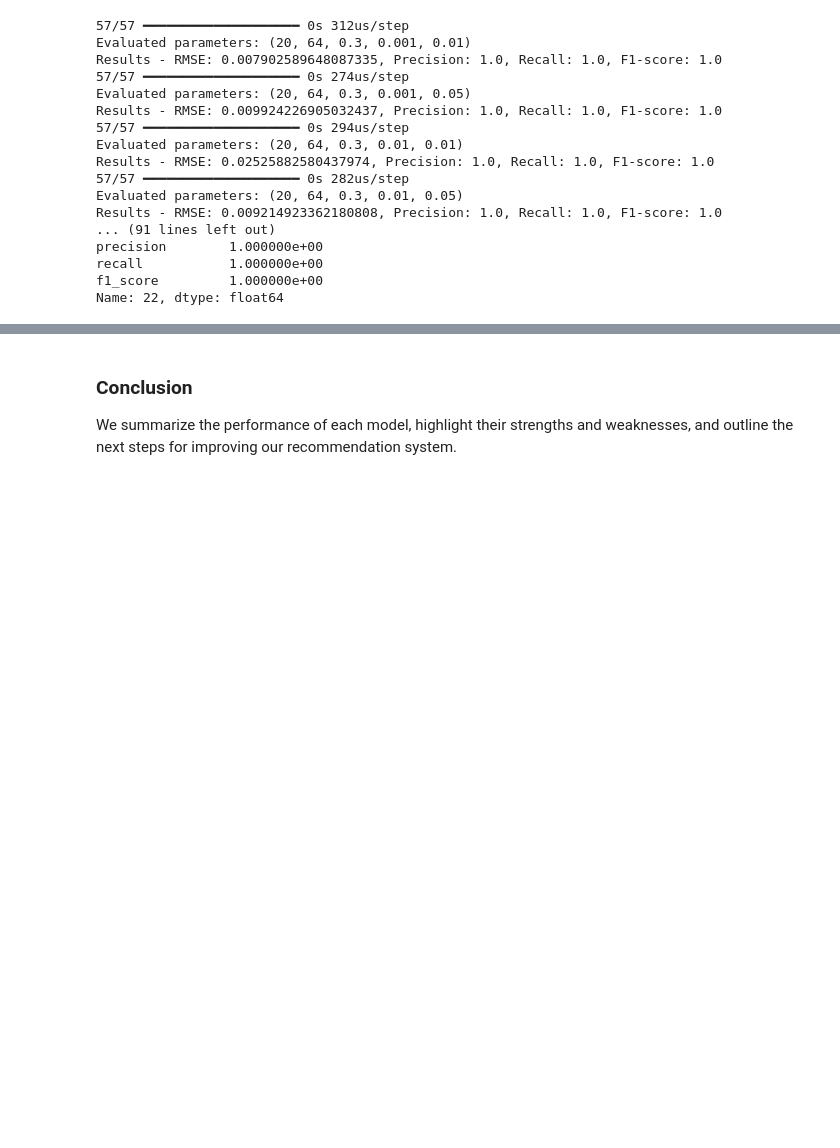
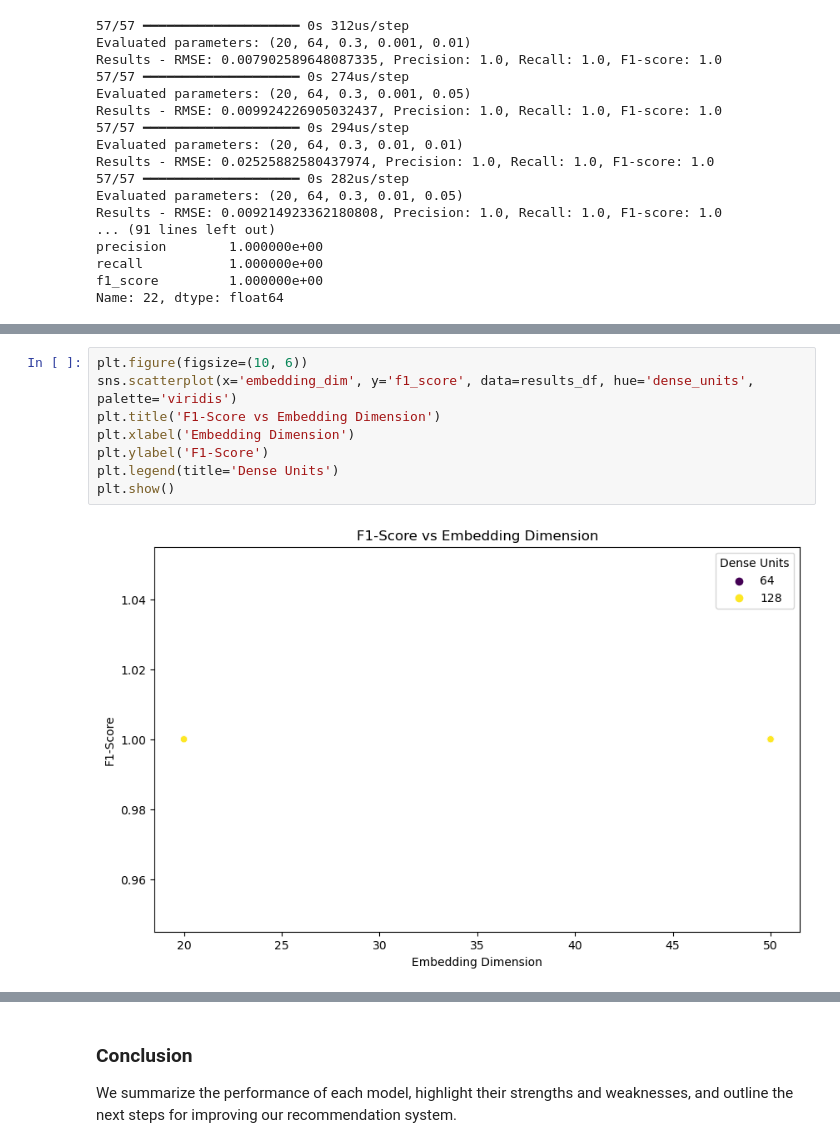
Before and after one commit to JustJin28/Cross_Platform_Rec_system, a Jupyter notebook: Notebooks/Modeling.ipynb, the cells around one changed output, grey strips where cells are left out. Drawn from its saved outputs; the diff is of its cells as text; blank space fills up the shorter version.

```diff
--- a/Notebooks/Modeling.ipynb
+++ b/Notebooks/Modeling.ipynb
@@ -513,0 +642,10 @@ Name: 22, dtype: float64
+# %%
+plt.figure(figsize=(10, 6))
+sns.scatterplot(x='embedding_dim', y='f1_score', data=results_df, hue='dense_units', palette='viridis')
+plt.title('F1-Score vs Embedding Dimension')
+plt.xlabel('Embedding Dimension')
+plt.ylabel('F1-Score')
+plt.legend(title='Dense Units')
+plt.show()
+# %% [output]
+[figure, added]
```
Also changed, not shown: parts of 23 cells of this notebook, 4 other files.
